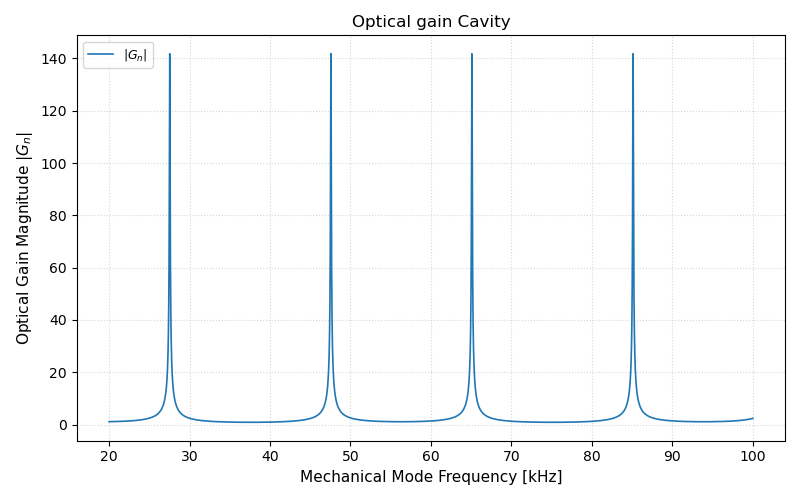
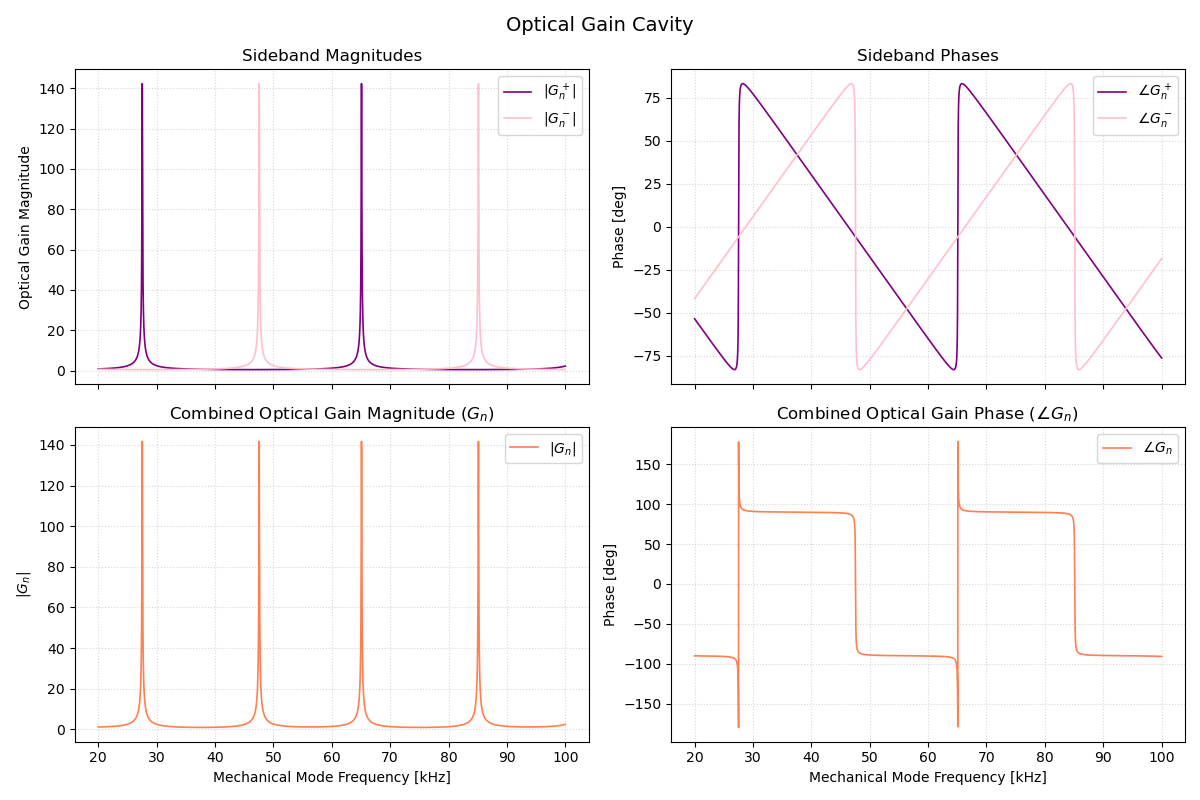
Unified diff of the notebook cell whose output changed from the first chart to the second:
--- before
+++ after
@@ -34,25 +34,48 @@
 Gn = G_minus - np.conj(G_plus)
 
-fig, ax1 = plt.subplots(figsize=(8, 5))
+# magnitudes
+Gplus_mag = np.abs(G_plus)
+Gminus_mag = np.abs(G_minus)
+Gn_mag = np.abs(Gn)
 
-ax1.plot(f / 1e3, np.abs(G_plus),  lw=1.2, label=rf'$|G^+_n|$', color='purple')
-ax1.plot(f / 1e3, np.abs(G_minus), lw=1.2, label=rf'$|G^-_n|$', color = 'pink')
-ax1.set_title('Upper and Lower Sidebands of the Optical gain Cavity', fontsize=12)
-ax1.set_xlabel('Mechanical Mode Frequency [kHz]', fontsize=11)
-ax1.set_ylabel(rf'Optical Gain Magnitude $|G^\pm_n|$', fontsize=11)
-ax1.legend(loc='upper left', fontsize=9)
-ax1.grid(True, linestyle=':', alpha=0.5)
+# phases in degrees
+Gplus_phase = np.unwrap(np.angle(G_plus)) * 180 / np.pi
+Gminus_phase = np.unwrap(np.angle(G_minus)) * 180 / np.pi
+Gn_phase = np.angle(Gn) * 180 / np.pi
 
-fig, ax2 = plt.subplots(figsize=(8, 5))
+fig, axs = plt.subplots(2, 2, figsize=(12, 8), sharex=True)
 
-ax2.plot(f / 1e3, np.abs(Gn),      lw=1.2, label=rf'$|G_n|$')
-ax2.set_xlabel('Mechanical Mode Frequency [kHz]', fontsize=11)
-ax2.set_title('Optical gain Cavity', fontsize=12)
 
-ax2.set_ylabel(rf'Optical Gain Magnitude $|G_n|$', fontsize=11)
-ax2.legend(loc='upper left', fontsize=9)
-ax2.grid(True, linestyle=':', alpha=0.5)
+axs[0, 0].plot(f / 1e3, Gplus_mag, lw=1.2, color='purple', label=r'$|G_n^+|$')
+axs[0, 0].plot(f / 1e3, Gminus_mag, lw=1.2, color='pink', label=r'$|G_n^-|$')
+axs[0, 0].set_title('Sideband Magnitudes')
+axs[0, 0].set_ylabel(r'Optical Gain Magnitude')
+axs[0, 0].grid(True, linestyle=':', alpha=0.5)
+axs[0, 0].legend()
 
+axs[0, 1].plot(f / 1e3, Gplus_phase, lw=1.2, color='purple', label=r'$\angle G_n^+$')
+axs[0, 1].plot(f / 1e3, Gminus_phase, lw=1.2, color='pink', label=r'$\angle G_n^-$')
+axs[0, 1].set_title('Sideband Phases')
+axs[0, 1].set_ylabel('Phase [deg]')
+axs[0, 1].grid(True, linestyle=':', alpha=0.5)
+axs[0, 1].legend()
+
+
+axs[1, 0].plot(f / 1e3, Gn_mag, lw=1.2, color='coral', label=r'$|G_n|$')
+axs[1, 0].set_title(r'Combined Optical Gain Magnitude ($G_n$)')
+axs[1, 0].set_xlabel('Mechanical Mode Frequency [kHz]')
+axs[1, 0].set_ylabel(r'$|G_n|$')
+axs[1, 0].grid(True, linestyle=':', alpha=0.5)
+axs[1, 0].legend()
+
+
+axs[1, 1].plot(f / 1e3, Gn_phase, lw=1.2, color='coral', label=r'$\angle G_n$')
+axs[1, 1].set_title(r'Combined Optical Gain Phase ($\angle G_n$) ')
+axs[1, 1].set_xlabel('Mechanical Mode Frequency [kHz]')
+axs[1, 1].set_ylabel('Phase [deg]')
+axs[1, 1].grid(True, linestyle=':', alpha=0.5)
+axs[1, 1].legend()
+
+fig.suptitle('Optical Gain Cavity', fontsize=14)
 plt.tight_layout()
 plt.show()
-

Commit: final commit